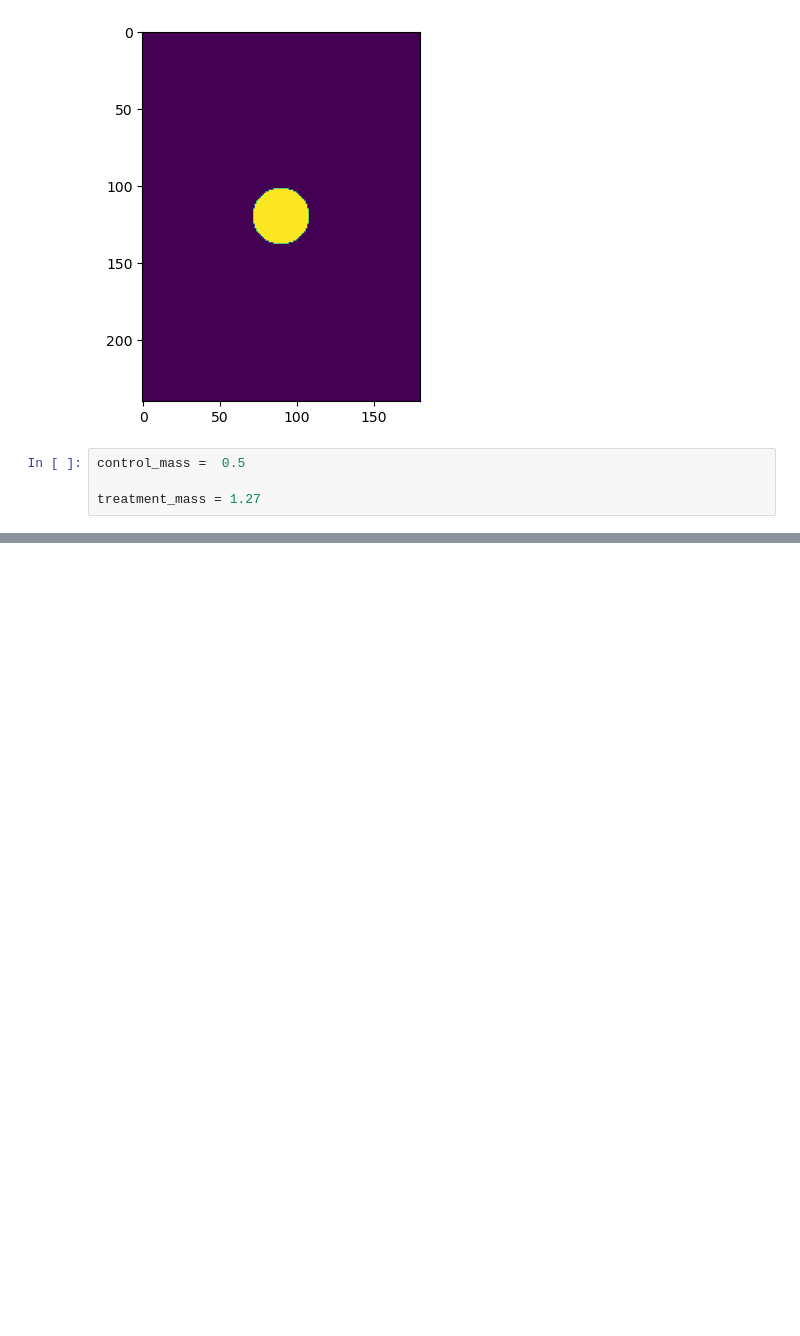
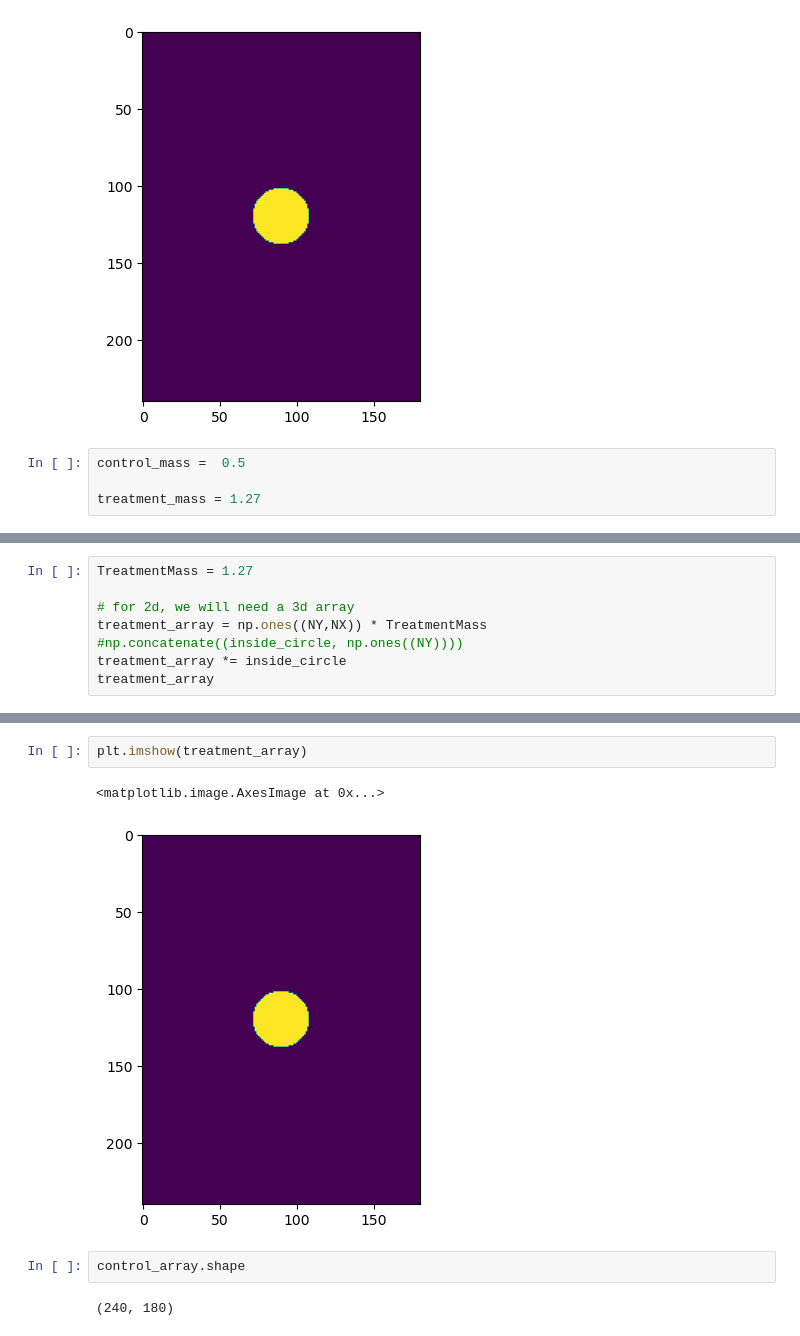
Before and after one commit to amarcozzi/bandy-circles, a Jupyter notebook: src/generate_bdf_files.ipynb, the cells around one changed output, grey strips where cells are left out. Saved outputs shown, nothing was run; the diff lists cells and outputs as text; blank space fills up the shorter version.

```diff
--- a/src/generate_bdf_files.ipynb
+++ b/src/generate_bdf_files.ipynb
@@ -54,0 +95,8 @@ inside_circle.shape
+# %%
+TreatmentMass = 1.27
+
+# for 2d, we will need a 3d array
+treatment_array = np.ones((NY,NX)) * TreatmentMass
+#np.concatenate((inside_circle, np.ones((NY))))
+treatment_array *= inside_circle
+treatment_array
@@ -54,0 +116,9 @@ inside_circle.shape
+# %%
+plt.imshow(treatment_array)
+# %% [output]
+<matplotlib.image.AxesImage at 0x...>
+[figure, added]
+# %%
+control_array.shape
+# %% [output]
+(240, 180)
```
Also changed, not shown: parts of 14 cells of this notebook, 2 other files.
